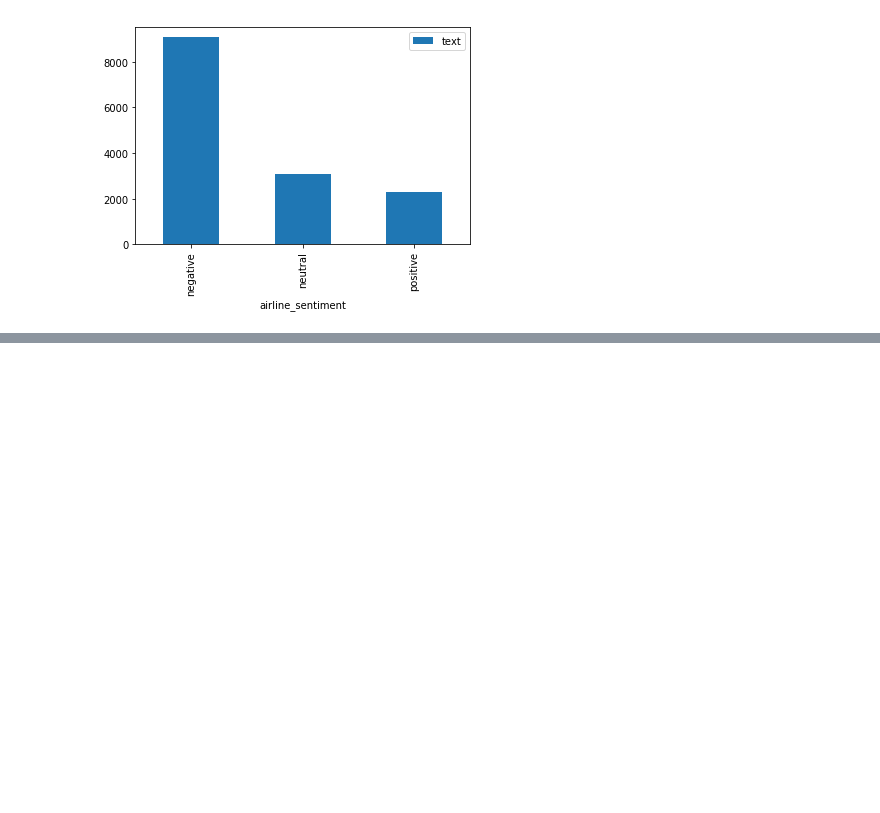
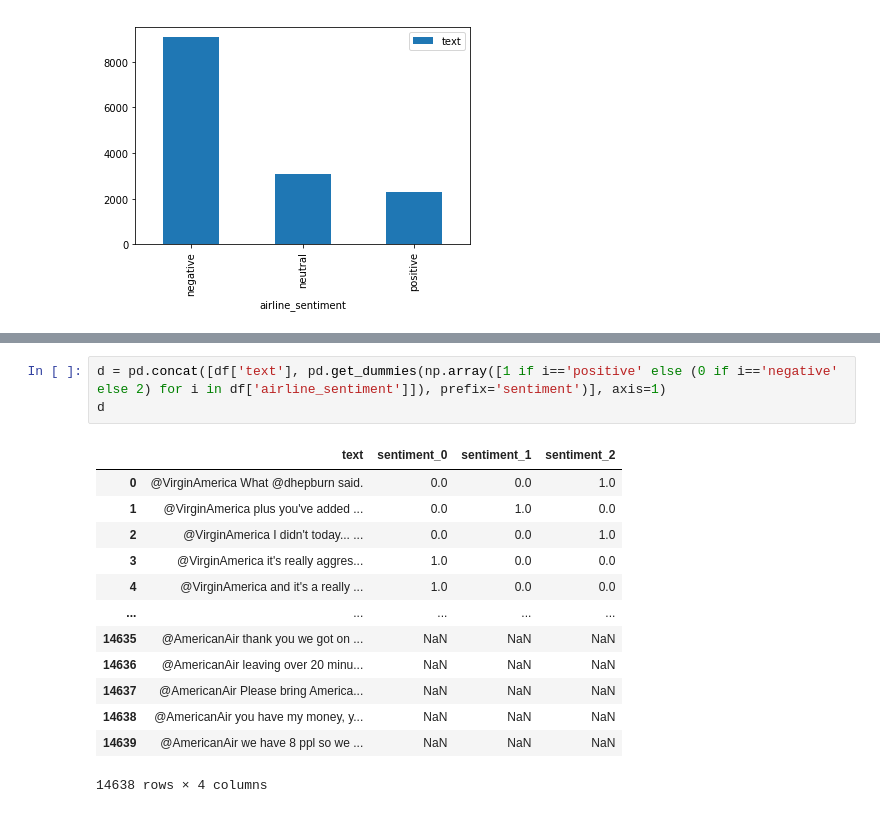
Before and after one commit to alimoezzi/deepLearningRecipes, a Jupyter notebook: pytorch_twitter_sentiment_analysis.ipynb, the cells around one changed output, grey strips where cells are left out. Cells and saved outputs as stored; diff of their text form; blank space fills up the shorter version.

```diff
--- a/pytorch_twitter_sentiment_analysis.ipynb
+++ b/pytorch_twitter_sentiment_analysis.ipynb
@@ -130,0 +147,17 @@ df[['airline_sentiment', 'text']].groupby('airline_sentiment').count().plot.bar(
+# %%
+d = pd.concat([df['text'], pd.get_dummies(np.array([1 if i=='positive' else (0 if i=='negative' else 2) for i in df['airline_sentiment']]), prefix='sentiment')], axis=1)
+d
+# %% [output]
+|  | text | sentiment_0 | sentiment_1 | sentiment_2 |
+| 0 | @VirginAmerica What @dhepburn said. | 0.0 | 0.0 | 1.0 |
+| 1 | @VirginAmerica plus you've added ... | 0.0 | 1.0 | 0.0 |
+| 2 | @VirginAmerica I didn't today... ... | 0.0 | 0.0 | 1.0 |
+| 3 | @VirginAmerica it's really aggres... | 1.0 | 0.0 | 0.0 |
+| 4 | @VirginAmerica and it's a really ... | 1.0 | 0.0 | 0.0 |
+| ... | ... | ... | ... | ... |
+| 14635 | @AmericanAir thank you we got on ... | NaN | NaN | NaN |
+| 14636 | @AmericanAir leaving over 20 minu... | NaN | NaN | NaN |
+| 14637 | @AmericanAir Please bring America... | NaN | NaN | NaN |
+| 14638 | @AmericanAir you have my money, y... | NaN | NaN | NaN |
+| 14639 | @AmericanAir we have 8 ppl so we ... | NaN | NaN | NaN |
+14638 rows × 4 columns
```
Also changed, not shown: parts of 9 cells of this notebook.
